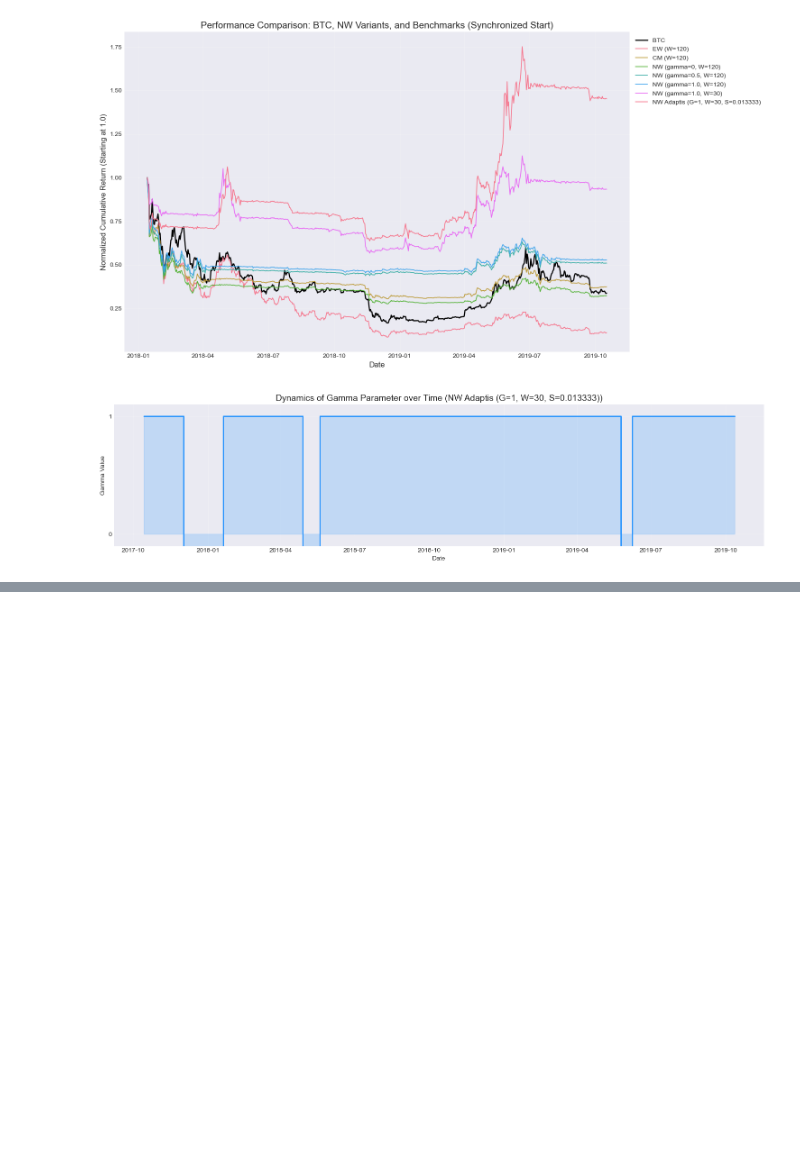
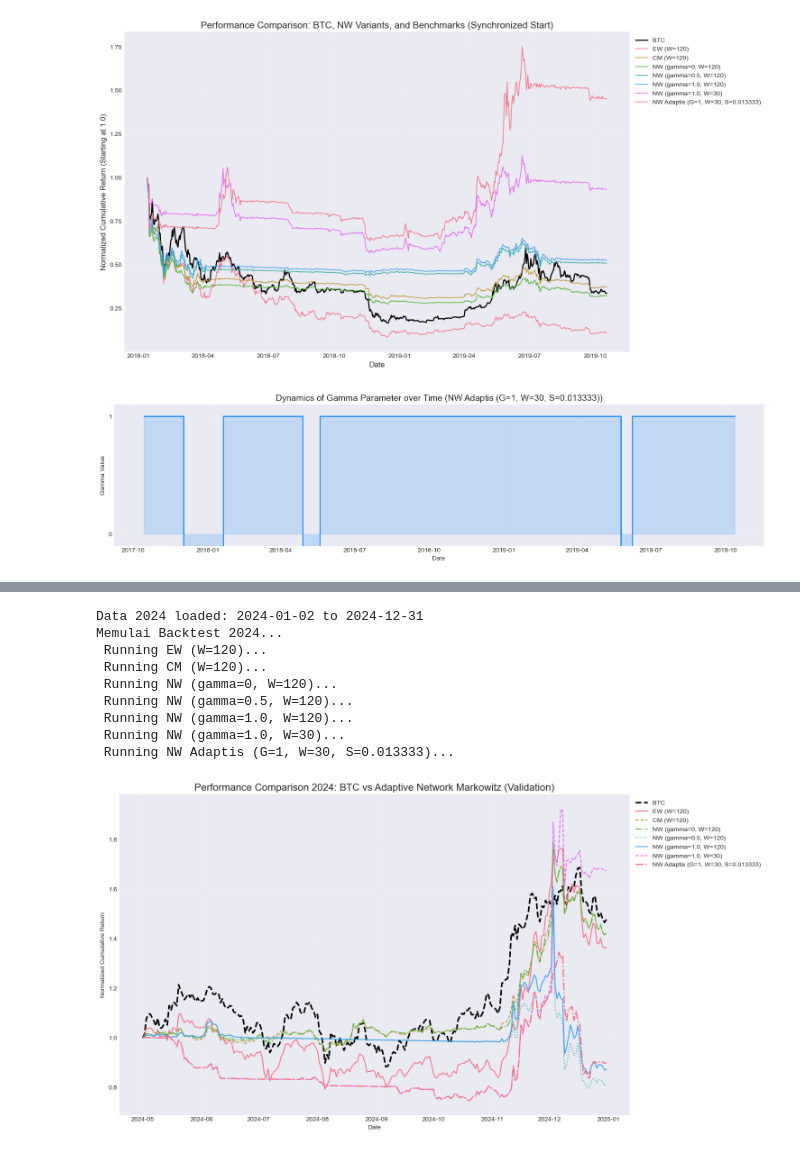
Before and after one commit to ragilrojo/ExperimentThesis, a Jupyter notebook: guidiciti_reexperiment/strategy_comparison_coba_toGrid2stage4Matriks_adv.ipynb, the cells around one changed output, grey strips where cells are left out. Drawn from its saved outputs; the diff is of its cells as text; code cells hidden in the pictures; blank space fills up the shorter version.

Commit message:
feat: add 2024 validation simulation to strategy comparison notebook and include data downloader

```diff
--- a/guidiciti_reexperiment/strategy_comparison_coba_toGrid2stage4Matriks_adv.ipynb
+++ b/guidiciti_reexperiment/strategy_comparison_coba_toGrid2stage4Matriks_adv.ipynb
@@ -2019,0 +2023,76 @@ plot_gamma_dynamics(strategies)
+# %%
+import pandas as pd
+import matplotlib.pyplot as plt
+import numpy as np
+
+# 1. Load Data 2024
+excel_file_2024 = 'crypto_data_2024.xlsx'
+df_returns_2024 = pd.read_excel(excel_file_2024, sheet_name='Returns', index_col=0, parse_dates=True)
+df_prices_2024  = pd.read_excel(excel_file_2024, sheet_name='Prices', index_col=0, parse_dates=True)
+
+print(f'Data 2024 loaded: {df_returns_2024.index[0].date()} to {df_returns_2024.index[-1].date()}')
+
+# 2. Define Strategies (Sesuai gambar referensi)
+strategies_2024 = [
+    EquallyWeighted("EW (W=120)"),
+    ClassicalMarkowitz("CM (W=120)"),
+    NetworkMarkowitz("NW (gamma=0, W=120)", gamma=0, window_size=120),
+    NetworkMarkowitz("NW (gamma=0.5, W=120)", gamma=0.5, window_size=120),
+    NetworkMarkowitz("NW (gamma=1.0, W=120)", gamma=1.0, window_size=120),
+    NetworkMarkowitz("NW (gamma=1.0, W=30)", gamma=1.0, window_size=30),
+    AdaptiveNetworkMarkowitz("NW Adaptis (G=1, W=30, S=0.013333)", gamma=1.0, window_size=30, slope_threshold=0.013333)
+]
+
+# 3. Jalankan Backtest
+results_2024 = {}
+print("Memulai Backtest 2024...")
+for strat in strategies_2024:
+    print(f" Running {strat.name}...")
+    # Menggunakan global_start=120 agar sinkron (karena window terbesar 120)
+    results_2024[strat.name] = backtest_strategy(strat, df_returns_2024, global_start=120)
+
+# 4. Visualisasi Performa 2024
+plt.figure(figsize=(15, 8))
+
+# Tentukan start date bersama
+start_dates = [results_2024[s]['results_df']['date'].min() for s in results_2024]
+common_start = max(start_dates)
+
+# Plot BTC-USD sebagai benchmark
+common_dates = df_returns_2024.index[df_returns_2024.index >= common_start]
+btc_rets = df_returns_2024.loc[common_dates, 'BTC'] if 'BTC' in df_returns_2024.columns else df_returns_2024.iloc[:,0].loc[common_dates]
+btc_cum = (1 + btc_rets).cumprod()
+btc_cum = btc_cum / btc_cum.iloc[0] # Normalisasi
+plt.plot(common_dates, btc_cum, label='BTC', color='black', linewidth=2.5, linestyle='--')
+
+# Plot Strategi
+for i, (name, res) in enumerate(results_2024.items()):
+    df_res = res['results_df']
+    df_res = df_res[df_res['date'] >= common_start]
+    # Re-normalisasi cumulative return agar mulai dari 1.0 pada common_start
+    norm_rets = df_res['cumulative_return'] / df_res['cumulative_return'].iloc[0]
+    # Gunakan variasi line style agar mudah dibedakan
+    styles = ['-', '--', '-.', ':', '-', '--', '-.']
+    # Misal NW Adaptis pakai garis tebal solid agar mencolok
+    curr_style = styles[i % len(styles)]
+    curr_width = 2.0 if 'Adaptis' in name else 1.5
+    plt.plot(df_res['date'], norm_rets, label=name, linewidth=curr_width, linestyle=curr_style)
+
+plt.title('Performance Comparison 2024: BTC vs Adaptive Network Markowitz (Validation)', fontsize=16)
+plt.xlabel('Date')
+plt.ylabel('Normalized Cumulative Return')
+plt.legend(loc='upper left', bbox_to_anchor=(1, 1))
+plt.grid(True, alpha=0.3)
+plt.tight_layout()
+plt.show()
+# %% [output]
+Data 2024 loaded: 2024-01-02 to 2024-12-31
+Memulai Backtest 2024...
+ Running EW (W=120)...
+ Running CM (W=120)...
+ Running NW (gamma=0, W=120)...
+ Running NW (gamma=0.5, W=120)...
+ Running NW (gamma=1.0, W=120)...
+ Running NW (gamma=1.0, W=30)...
+ Running NW Adaptis (G=1, W=30, S=0.013333)...
+[figure, added]
```
Also changed, not shown: parts of 6 cells of this notebook, 2 other files.
